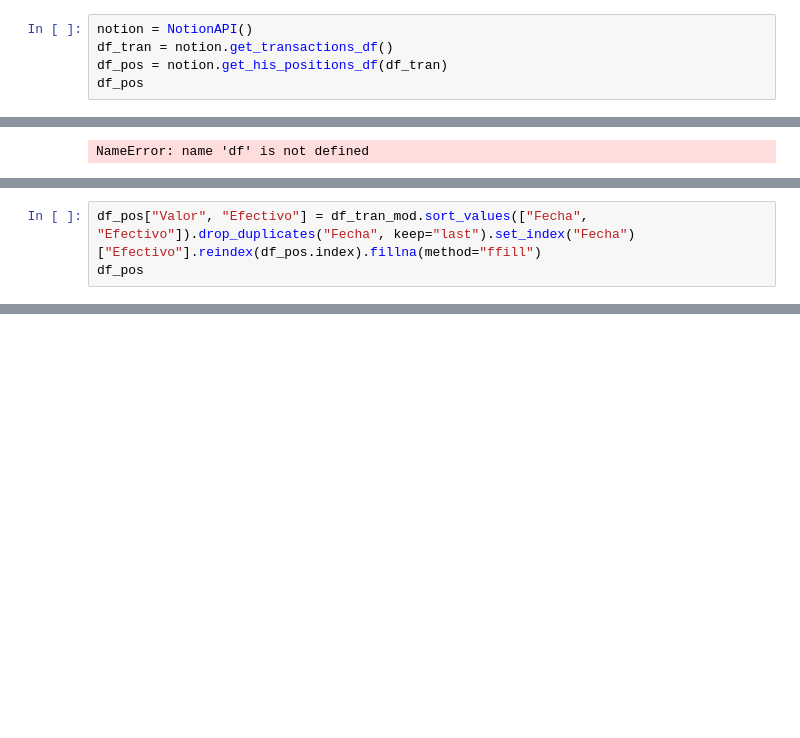
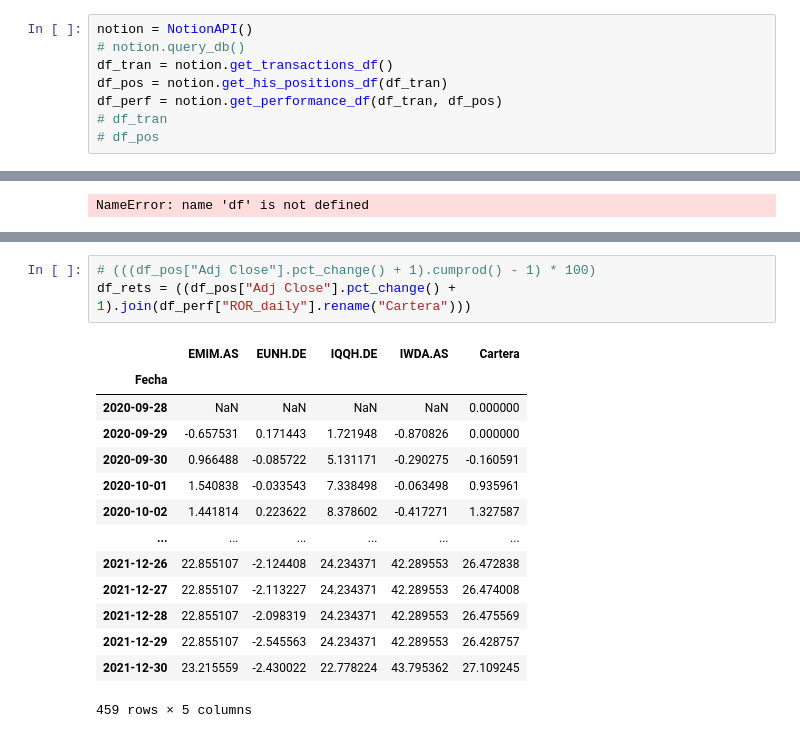
Before and after one commit to grhervas/portfolio-tracker, a Jupyter notebook: test.ipynb, the cells around one changed output, grey strips where cells are left out. Drawn from its saved outputs; the diff is of its cells as text; blank space fills up the shorter version.

```diff
--- a/test.ipynb
+++ b/test.ipynb
@@ -11,8 +11,11 @@ import pandas_datareader.data as web
 AV_API_KEY = "ILZ89DS0WFHPSG2L"
 # %%
 notion = NotionAPI()
+# notion.query_db()
 df_tran = notion.get_transactions_df()
 df_pos = notion.get_his_positions_df(df_tran)
-df_pos
+df_perf = notion.get_performance_df(df_tran, df_pos)
+# df_tran
+# df_pos
 # %% [output]
 [*********************100%***********************]  4 of 4 completed
@@ -97,3 +56,0 @@ df_tran_mod
-# %%
-df_pos["Valor", "Efectivo"] = df_tran_mod.sort_values(["Fecha", "Efectivo"]).drop_duplicates("Fecha", keep="last").set_index("Fecha")["Efectivo"].reindex(df_pos.index).fillna(method="ffill")
-df_pos
@@ -115,0 +131,18 @@ df_pos
+# %%
+# (((df_pos["Adj Close"].pct_change() + 1).cumprod() - 1) * 100)
+df_rets = ((df_pos["Adj Close"].pct_change() + 1).join(df_perf["ROR_daily"].rename("Cartera")))
+# %% [output]
+|  | EMIM.AS | EUNH.DE | IQQH.DE | IWDA.AS | Cartera |
+| Fecha |  |  |  |  |  |
+| 2020-09-28 | NaN | NaN | NaN | NaN | 0.000000 |
+| 2020-09-29 | -0.657531 | 0.171443 | 1.721948 | -0.870826 | 0.000000 |
+| 2020-09-30 | 0.966488 | -0.085722 | 5.131171 | -0.290275 | -0.160591 |
+| 2020-10-01 | 1.540838 | -0.033543 | 7.338498 | -0.063498 | 0.935961 |
+| 2020-10-02 | 1.441814 | 0.223622 | 8.378602 | -0.417271 | 1.327587 |
+| ... | ... | ... | ... | ... | ... |
+| 2021-12-26 | 22.855107 | -2.124408 | 24.234371 | 42.289553 | 26.472838 |
+| 2021-12-27 | 22.855107 | -2.113227 | 24.234371 | 42.289553 | 26.474008 |
+| 2021-12-28 | 22.855107 | -2.098319 | 24.234371 | 42.289553 | 26.475569 |
+| 2021-12-29 | 22.855107 | -2.545563 | 24.234371 | 42.289553 | 26.428757 |
+| 2021-12-30 | 23.215559 | -2.430022 | 22.778224 | 43.795362 | 27.109245 |
+459 rows × 5 columns
```
Also changed, not shown: parts of 7 cells of this notebook, 3 other files.
